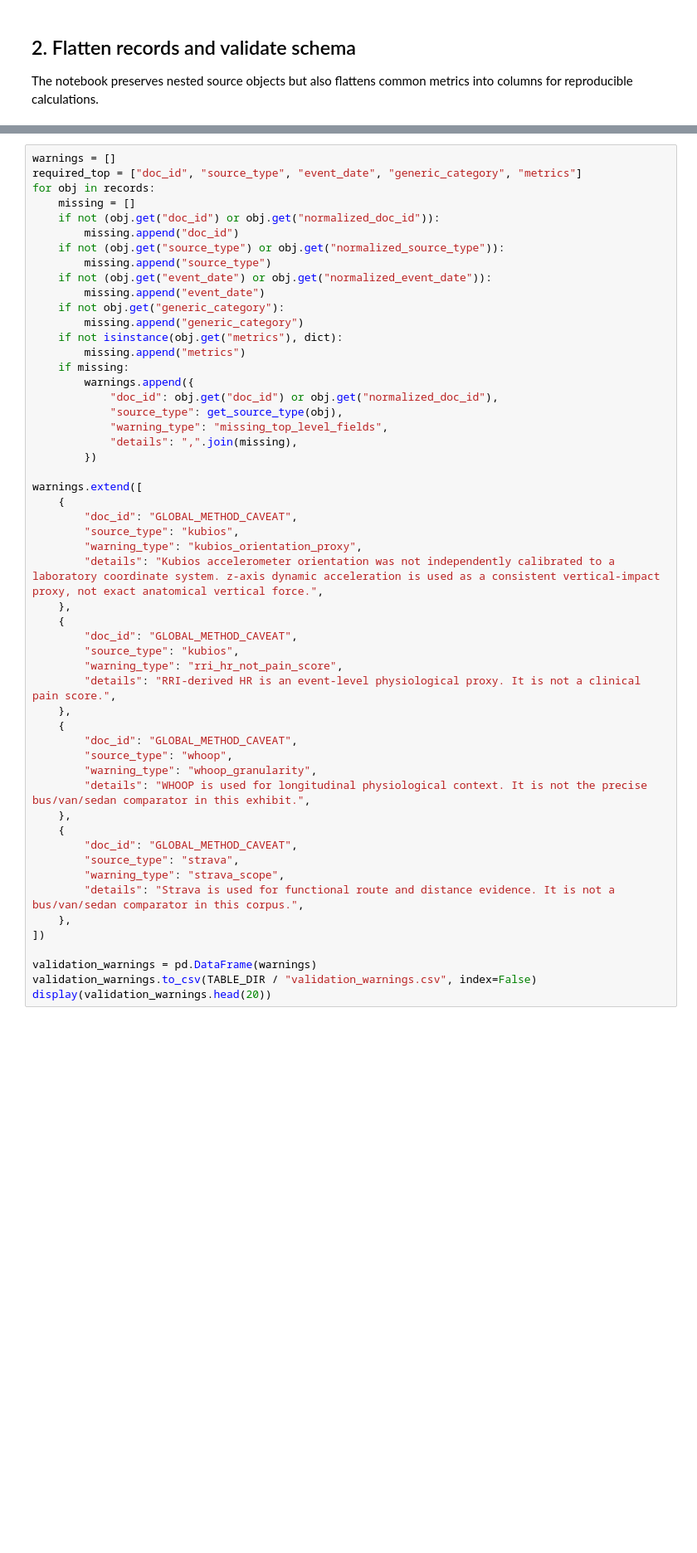
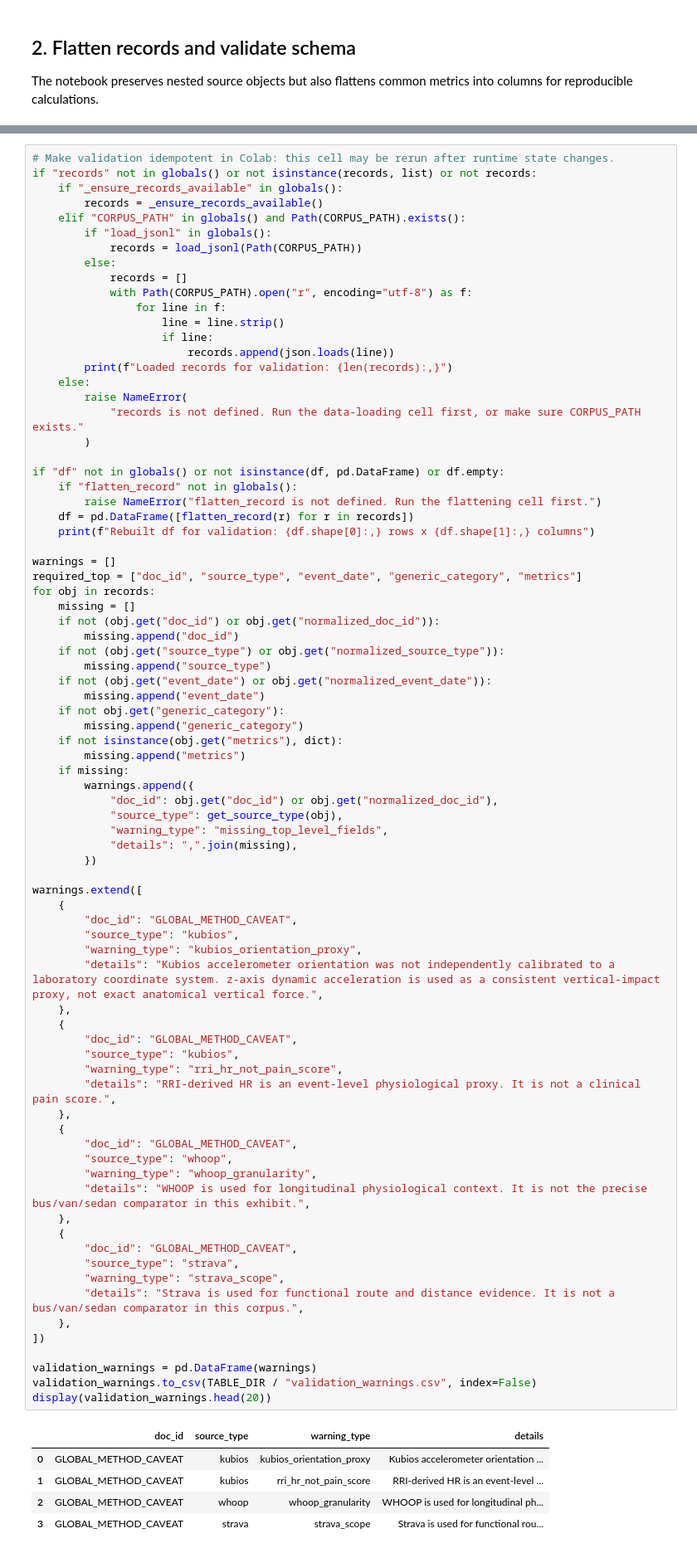
Before and after one commit to handicapskater/datascience, a Jupyter notebook: legal/notebooks/NonTraditional_Mobility_Aid_Biomechanics_ParaTransit_Burden.ipynb, the cells around one changed output, grey strips where cells are left out. Shown at 83% size. Drawn from its saved outputs; the diff is of its cells as text; blank space fills up the shorter version.

```diff
--- a/legal/notebooks/NonTraditional_Mobility_Aid_Biomechanics_ParaTransit_Burden.ipynb
+++ b/legal/notebooks/NonTraditional_Mobility_Aid_Biomechanics_ParaTransit_Burden.ipynb
@@ -568,4 +583,30 @@ display(category_counts)
 # %%
+# Make validation idempotent in Colab: this cell may be rerun after runtime state changes.
+if "records" not in globals() or not isinstance(records, list) or not records:
+    if "_ensure_records_available" in globals():
+        records = _ensure_records_available()
+    elif "CORPUS_PATH" in globals() and Path(CORPUS_PATH).exists():
+        if "load_jsonl" in globals():
+            records = load_jsonl(Path(CORPUS_PATH))
+        else:
+            records = []
+            with Path(CORPUS_PATH).open("r", encoding="utf-8") as f:
+                for line in f:
+                    line = line.strip()
+                    if line:
+                        records.append(json.loads(line))
+        print(f"Loaded records for validation: {len(records):,}")
+    else:
+        raise NameError(
+            "records is not defined. Run the data-loading cell first, or make sure CORPUS_PATH exists."
+        )
+
+if "df" not in globals() or not isinstance(df, pd.DataFrame) or df.empty:
+    if "flatten_record" not in globals():
+        raise NameError("flatten_record is not defined. Run the flattening cell first.")
+    df = pd.DataFrame([flatten_record(r) for r in records])
+    print(f"Rebuilt df for validation: {df.shape[0]:,} rows x {df.shape[1]:,} columns")
+
 warnings = []
 required_top = ["doc_id", "source_type", "event_date", "generic_category", "metrics"]
 for obj in records:
@@ -591,33 +632,39 @@ for obj in records:
 warnings.extend([
     {
         "doc_id": "GLOBAL_METHOD_CAVEAT",
         "source_type": "kubios",
         "warning_type": "kubios_orientation_proxy",
         "details": "Kubios accelerometer orientation was not independently calibrated to a laboratory coordinate system. z-axis dynamic acceleration is used as a consistent vertical-impact proxy, not exact anatomical vertical force.",
     },
     {
         "doc_id": "GLOBAL_METHOD_CAVEAT",
         "source_type": "kubios",
         "warning_type": "rri_hr_not_pain_score",
         "details": "RRI-derived HR is an event-level physiological proxy. It is not a clinical pain score.",
     },
     {
         "doc_id": "GLOBAL_METHOD_CAVEAT",
         "source_type": "whoop",
         "warning_type": "whoop_granularity",
         "details": "WHOOP is used for longitudinal physiological context. It is not the precise bus/van/sedan comparator in this exhibit.",
     },
     {
         "doc_id": "GLOBAL_METHOD_CAVEAT",
         "source_type": "strava",
         "warning_type": "strava_scope",
         "details": "Strava is used for functional route and distance evidence. It is not a bus/van/sedan comparator in this corpus.",
     },
 ])
 
 validation_warnings = pd.DataFrame(warnings)
 validation_warnings.to_csv(TABLE_DIR / "validation_warnings.csv", index=False)
 display(validation_warnings.head(20))
+# %% [output]
+|  | doc_id | source_type | warning_type | details |
+| 0 | GLOBAL_METHOD_CAVEAT | kubios | kubios_orientation_proxy | Kubios accelerometer orientation ... |
+| 1 | GLOBAL_METHOD_CAVEAT | kubios | rri_hr_not_pain_score | RRI-derived HR is an event-level ... |
+| 2 | GLOBAL_METHOD_CAVEAT | whoop | whoop_granularity | WHOOP is used for longitudinal ph... |
+| 3 | GLOBAL_METHOD_CAVEAT | strava | strava_scope | Strava is used for functional rou... |
 # %% [markdown]
 ## 3. Cohort definitions
 
```
Also changed, not shown: parts of 18 cells of this notebook, 13 other files.
